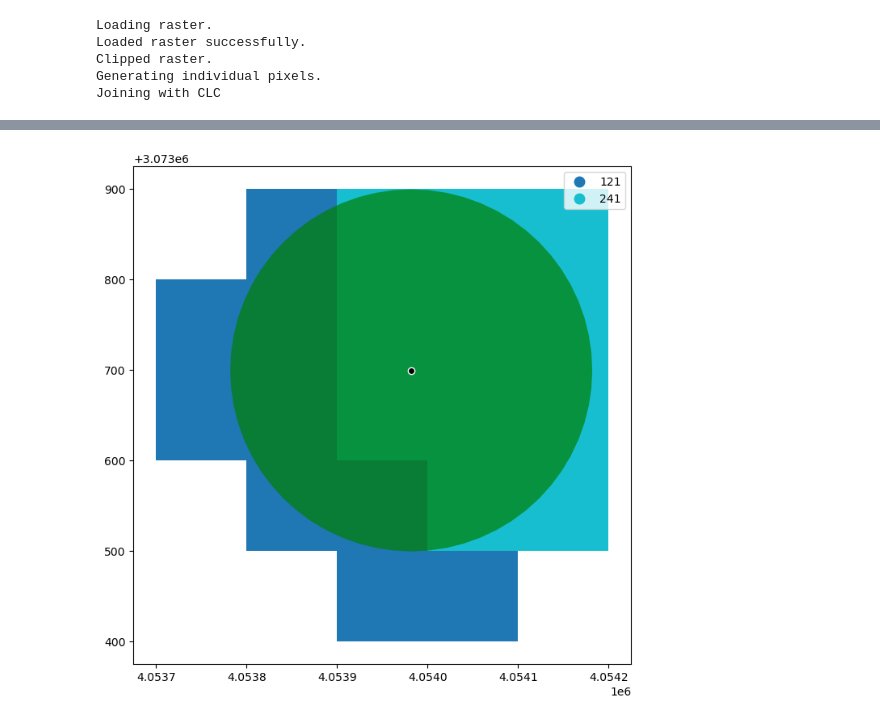
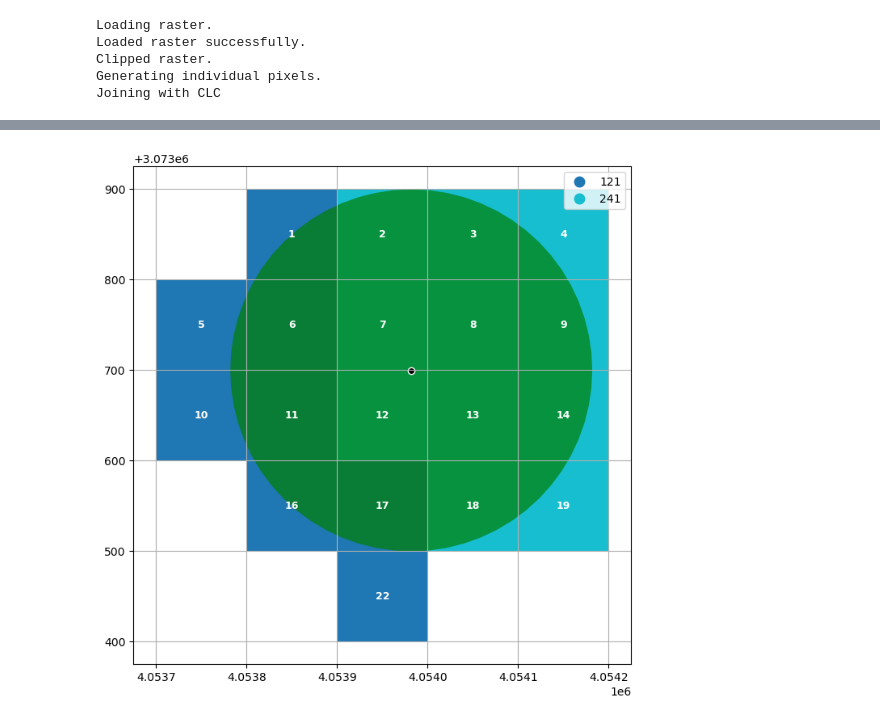
Before and after one commit to mfherrm/BioOTon, a Jupyter notebook: CORINE.ipynb, the cells around one changed output, grey strips where cells are left out. Saved outputs shown, nothing was run; the diff lists cells and outputs as text; code cells hidden in the pictures.

Commit message:
Improved plot

```diff
--- a/CORINE.ipynb
+++ b/CORINE.ipynb
@@ -201,6 +159,3 @@ points.plot(markersize = 0.15, alpha= 0.55)
 # %% [output]
 <Axes: >
 [figure]
-# %%
-dir = "F:\\Persönliches\\Git\\BioOTon\\u2018_clc2018_v2020_20u1_raster100m\\DATA"
-jdf = getCorine(dir)
@@ -282,22 +226,6 @@ def getCorineLocationsSingle(dir, buffer, distance=200):
         x_res = abs(transformed_data.a)
         y_res = abs(transformed_data.e)
 
-        # #
-        # geometries = []
-        # for col_idx, row_idx in zip(flat_col_indices, flat_row_indices):
-        #     # Calculate NW corner of the pixel
-        #     x_ul, y_ul = transformed_data * (col_idx, row_idx)
-
-        #     # Define pixel corners in counter-clockwise order:
-        #     polygon_coords = [
-        #         (x_ul, y_ul),
-        #         (x_ul + x_res, y_ul),
-        #         (x_ul + x_res, y_ul - y_res),
-        #         (x_ul, y_ul - y_res),
-        #         (x_ul, y_ul) # Close the ring
-        #     ]
-        #     geometries.append(Polygon(polygon_coords))
-
         # Calculate NW corner of the pixels
         x_ul, y_ul = transformed_data * (flattened_col_indices, flattened_row_indices)
 
@@ -339,7 +267,10 @@ def getCorineLocationsSingle(dir, buffer, distance=200):
         print("Joining with CLC")
         jdf = gdf.join(dbf_df, on = "value")
 
-    return jdf
+        # Get only intersecting pixels
+        intersection_result = jdf.intersects(buffer.unary_union)
+
+    return jdf[intersection_result]
 # %%
 jdf = getCorineLocationsSingle("F:\\Persönliches\\Git\\BioOTon", buffer)
 # %% [output]
@@ -380,14 +323,28 @@ grs
 # %%
 import matplotlib.pyplot as plt
 import geopandas as gpd
 
 fig, ax = plt.subplots(1, 1, figsize=(10, 8))
 
 jdf.plot(ax=ax, column="CODE_18", legend=True)
 
 buffer.plot(ax=ax, color='green', alpha = 0.7)
 gpd.GeoSeries(sound_point["geometry"], crs="EPSG:3035").plot(ax=ax, color='black', edgecolor='white')
+plt.grid()
+for idx, row in jdf.iterrows():
+    # Get square center
+    centroid_x = row.geometry.centroid.x
+    centroid_y = row.geometry.centroid.y
 
+    ax.annotate(
+        text=str(idx),
+        xy=(centroid_x, centroid_y),
+        ha='center',
+        va='center',
+        fontsize=9,
+        color='white',
+        fontweight='bold'
+    )
 plt.show()
 # %% [output]
-[figure, old version]
+[figure, new version]
```
Also changed, not shown: parts of 16 cells of this notebook.
